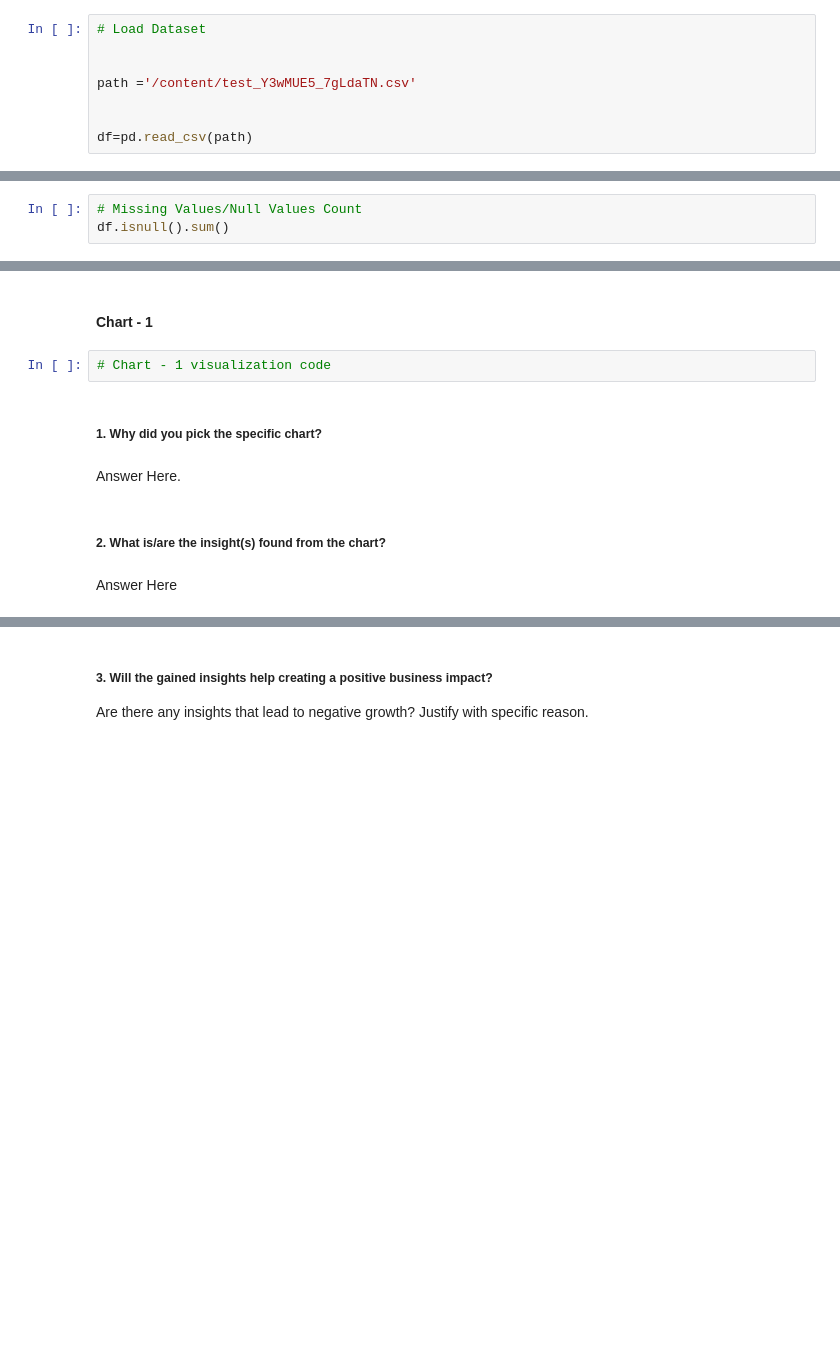
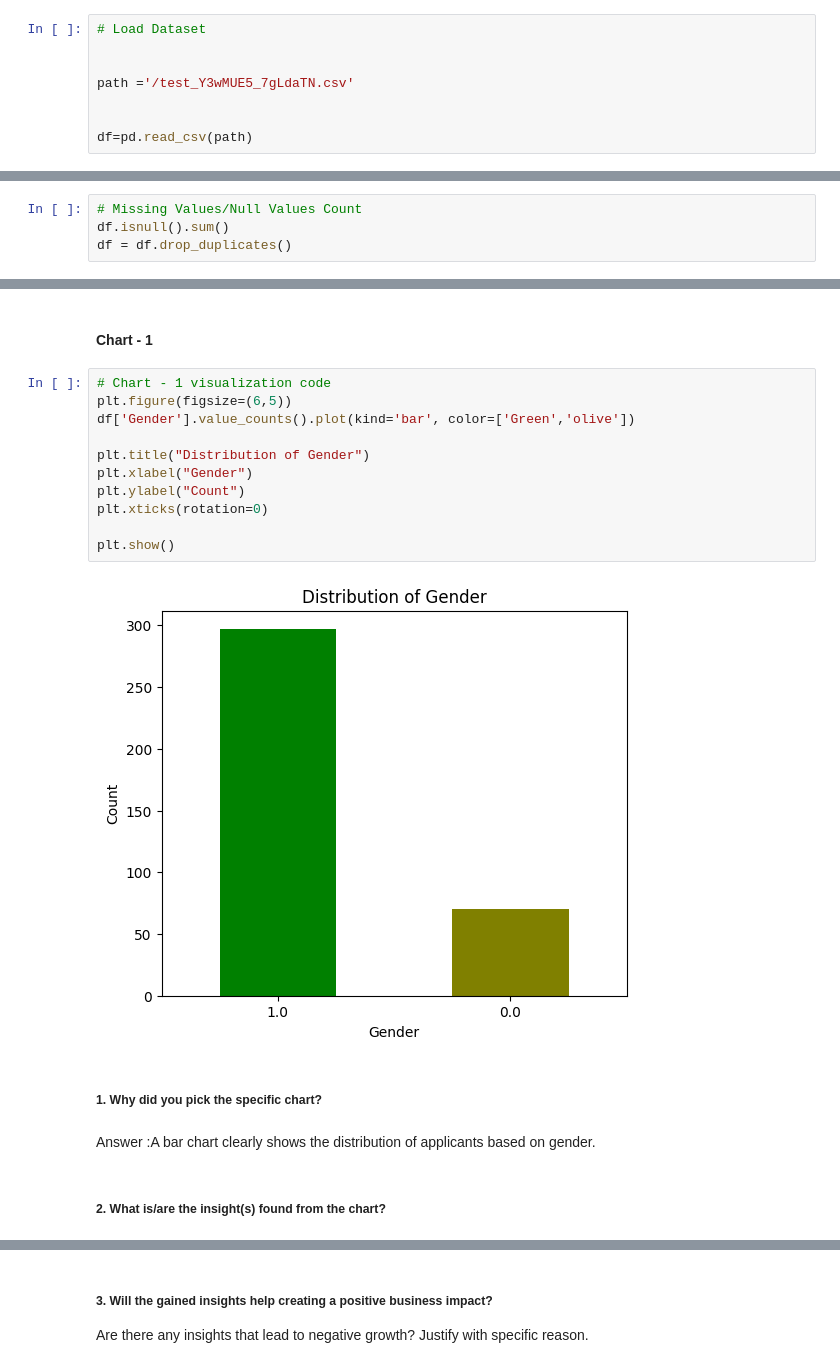
Before and after one commit to anujpurohit0501/Loan_Prediction, a Jupyter notebook: Loan_Prediction.ipynb, the cells around one changed output, grey strips where cells are left out. Drawn from its saved outputs; the diff is of its cells as text; blank space fills up the shorter version.

```diff
--- a/Loan_Prediction.ipynb
+++ b/Loan_Prediction.ipynb
@@ -90,7 +107,7 @@ import matplotlib.pyplot as plt
 # Load Dataset
 
 
-path ='/content/test_Y3wMUE5_7gLdaTN.csv'
+path ='/test_Y3wMUE5_7gLdaTN.csv'
 
 
 df=pd.read_csv(path)
@@ -147,3 +167,4 @@ memory usage: 34.5+ KB
 # %%
 # Missing Values/Null Values Count
 df.isnull().sum()
+df = df.drop_duplicates()
@@ -243,13 +271,22 @@ Answer Here.
 ## ***4. Data Vizualization, Storytelling & Experimenting with charts : Understand the relationships between variables***
 # %% [markdown]
 #### Chart - 1
-# %%
-# Chart - 1 visualization code
+# %%
+# Chart - 1 visualization code
+plt.figure(figsize=(6,5))
+df['Gender'].value_counts().plot(kind='bar', color=['Green','olive'])
+
+plt.title("Distribution of Gender")
+plt.xlabel("Gender")
+plt.ylabel("Count")
+plt.xticks(rotation=0)
+
+plt.show()
+# %% [output]
+[figure, added]
 # %% [markdown]
 ##### 1. Why did you pick the specific chart?
-# %% [markdown]
-Answer Here.
+# %% [markdown]
+Answer :A bar chart clearly shows the distribution of applicants based on gender.
 # %% [markdown]
 ##### 2. What is/are the insight(s) found from the chart?
-# %% [markdown]
-Answer Here
```
Also changed, not shown: parts of 50 cells of this notebook.
